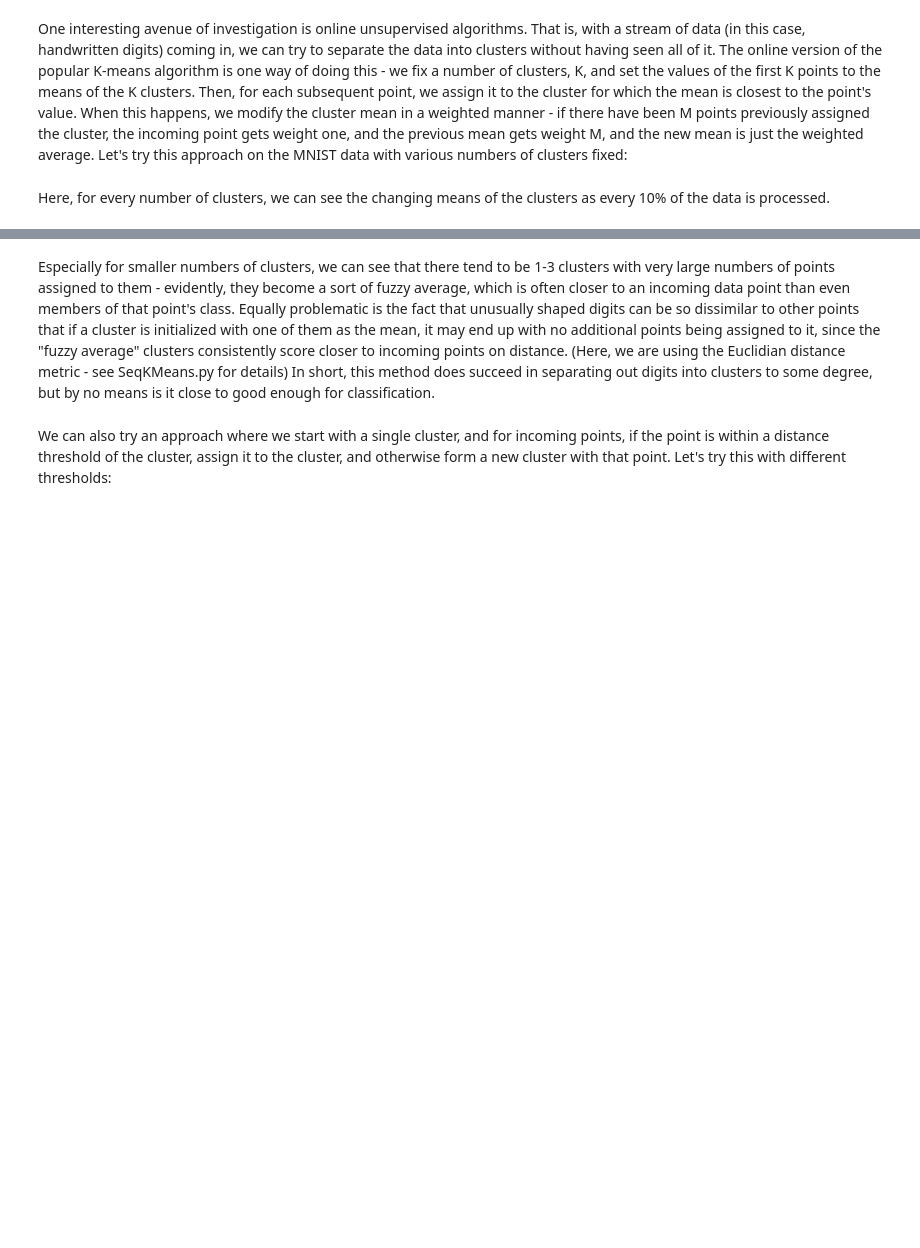
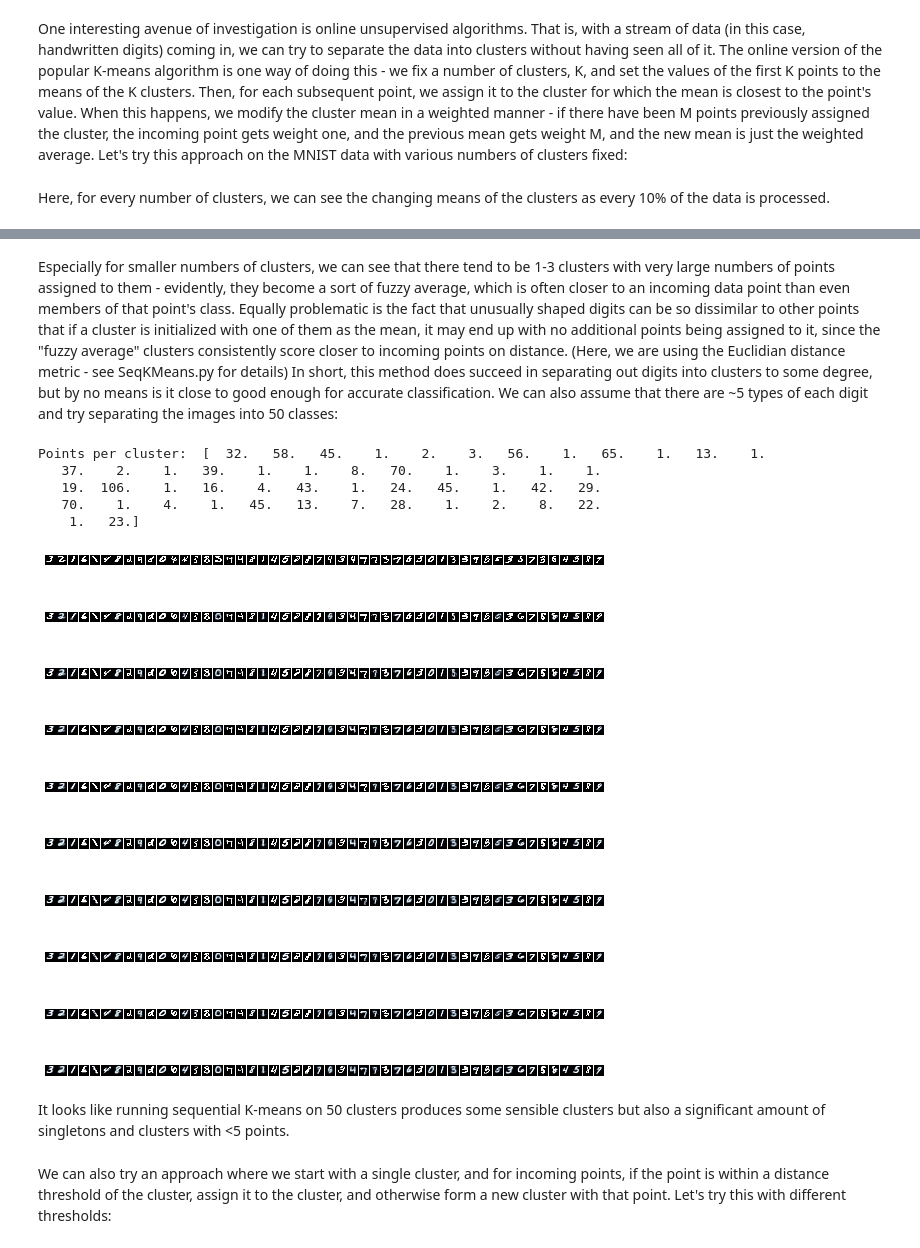
Before and after one commit to kolchinski/alex-thesis, a Jupyter notebook: Unsupervised.ipynb, the cells around one changed output, grey strips where cells are left out. Saved outputs shown, nothing was run; the diff lists cells and outputs as text; code cells hidden in the pictures; blank space fills up the shorter version.

```diff
--- a/Unsupervised.ipynb
+++ b/Unsupervised.ipynb
@@ -34,6 +35,17 @@ Points per cluster:  [   1.   73.  108.   45.   79.   30.   21.  142.   41.   26
 # %% [markdown]
 Especially for smaller numbers of clusters, we can see that there tend to be 1-3 clusters with very large numbers of points assigned to them - evidently, they become a sort of fuzzy average, which is often closer to an incoming data point than even members of that point's class. Equally problematic is the fact that unusually shaped digits can be so dissimilar to other points that if a cluster is initialized with  one of them as the mean, it may end up with no additional points being assigned to it, since the "fuzzy average" clusters consistently score closer to incoming points on distance. (Here, we are using the Euclidian distance metric - see SeqKMeans.py for details)
-In short, this method does succeed in separating out digits into clusters to some degree, but by no means is it close to good enough for classification.
+In short, this method does succeed in separating out digits into clusters to some degree, but by no means is it close to good enough for accurate classification. We can also assume that there are ~5 types of each digit and try separating the images into 50 classes:
+# %%
+skm.trainMeans(50)
+# %% [output]
+Points per cluster:  [  32.   58.   45.    1.    2.    3.   56.    1.   65.    1.   13.    1.
+   37.    2.    1.   39.    1.    1.    8.   70.    1.    3.    1.    1.
+   19.  106.    1.   16.    4.   43.    1.   24.   45.    1.   42.   29.
+   70.    1.    4.    1.   45.   13.    7.   28.    1.    2.    8.   22.
+    1.   23.]
+[figure, added]
+# %% [markdown]
+It looks like running sequential K-means on 50 clusters produces some sensible clusters but also a significant amount of singletons and clusters with <5 points.
 # %% [markdown]
 We can also try an approach where we start with a single cluster, and for incoming points, if the point is within a distance threshold of the cluster, assign it to the cluster, and otherwise form a new cluster with that point. Let's try this with different thresholds:
 # %%
```
Also changed, not shown: parts of 3 cells of this notebook, 1 other file.
